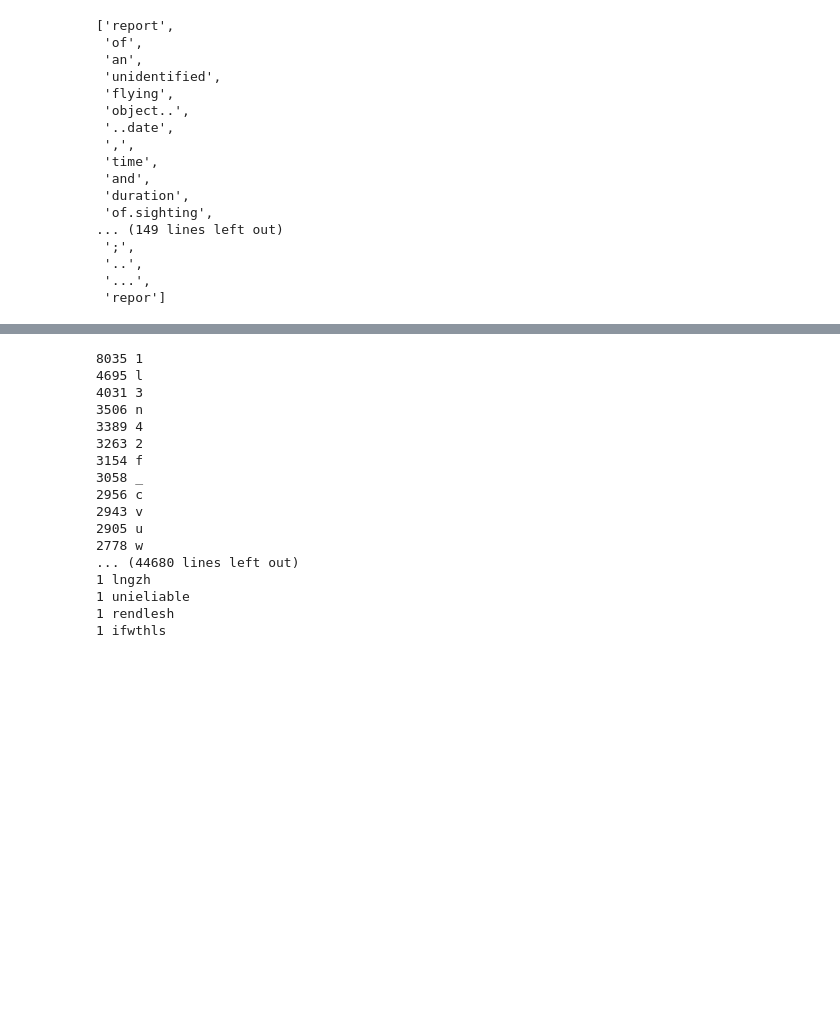
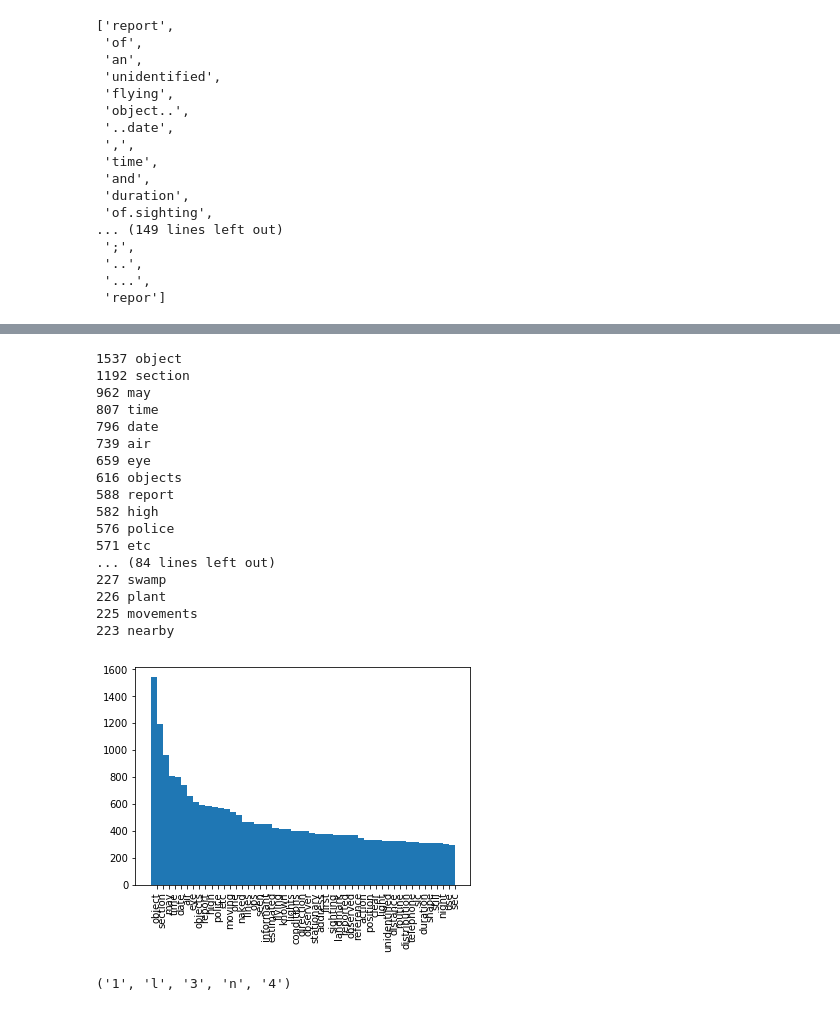
Before and after one commit to sanjay920/UFO_OCR_image-captioning, a Jupyter notebook: NER/Frequency map.ipynb, the cells around one changed output, grey strips where cells are left out. Saved outputs shown, nothing was run; the diff lists cells and outputs as text; code cells hidden in the pictures; blank space fills up the shorter version.

Commit message:
adding word frequency exploration

```diff
--- a/NER/Frequency map.ipynb
+++ b/NER/Frequency map.ipynb
@@ -55,21 +87,39 @@ frequency_map = Counter(word_list)
 # %%
-for i,j in frequency_map.most_common():
+for i,j in frequency_map.most_common(100):
+
     print j,i
 # %% [output]
-8035 1
-4695 l
-4031 3
-3506 n
-3389 4
-3263 2
-3154 f
-3058 _
-2956 c
-2943 v
-2905 u
-2778 w
-... (44680 lines left out)
-1 lngzh
-1 unieliable
-1 rendlesh
-1 ifwthls
+1537 object
+1192 section
+962 may
+807 time
+796 date
+739 air
+659 eye
+616 objects
+588 report
+582 high
+576 police
+571 etc
+... (84 lines left out)
+227 swamp
+226 plant
+225 movements
+223 nearby
+# %%
+labels, values = zip(*frequency_map.most_common(50))
+
+indexes = np.arange(len(labels))
+width = 1
+
+plt.bar(indexes, values, width)
+plt.xticks(indexes + width * 0.5, labels)
+plt.xticks(rotation=90)
+plt.savefig('word_frequency_hist.eps', format='eps', dpi=1000, bbox_inches='tight')
+plt.show()
+# %% [output]
+[figure, added]
+# %%
+labels
+# %% [output]
+('1', 'l', '3', 'n', '4')
```
Also changed, not shown: parts of 4 cells of this notebook, 1 other file.
